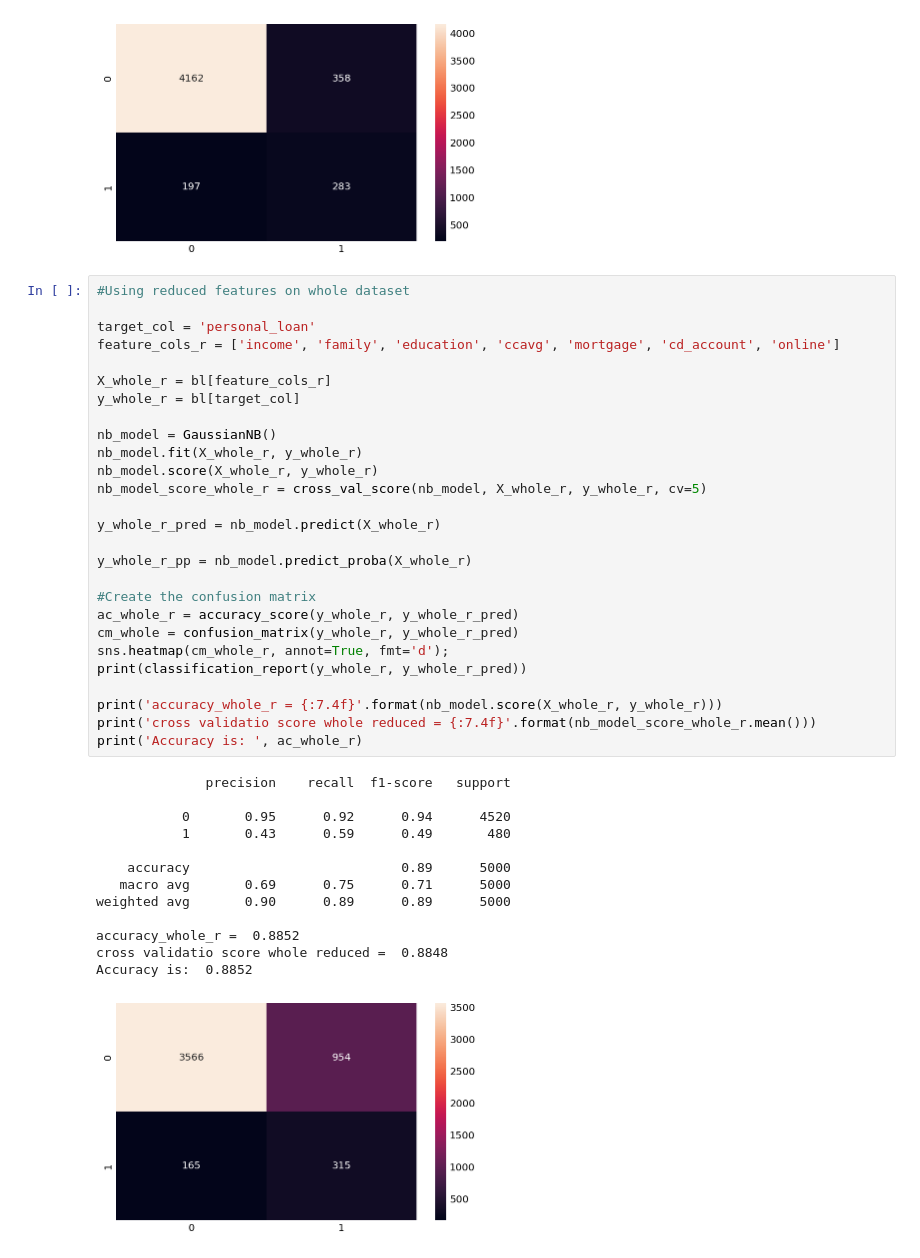
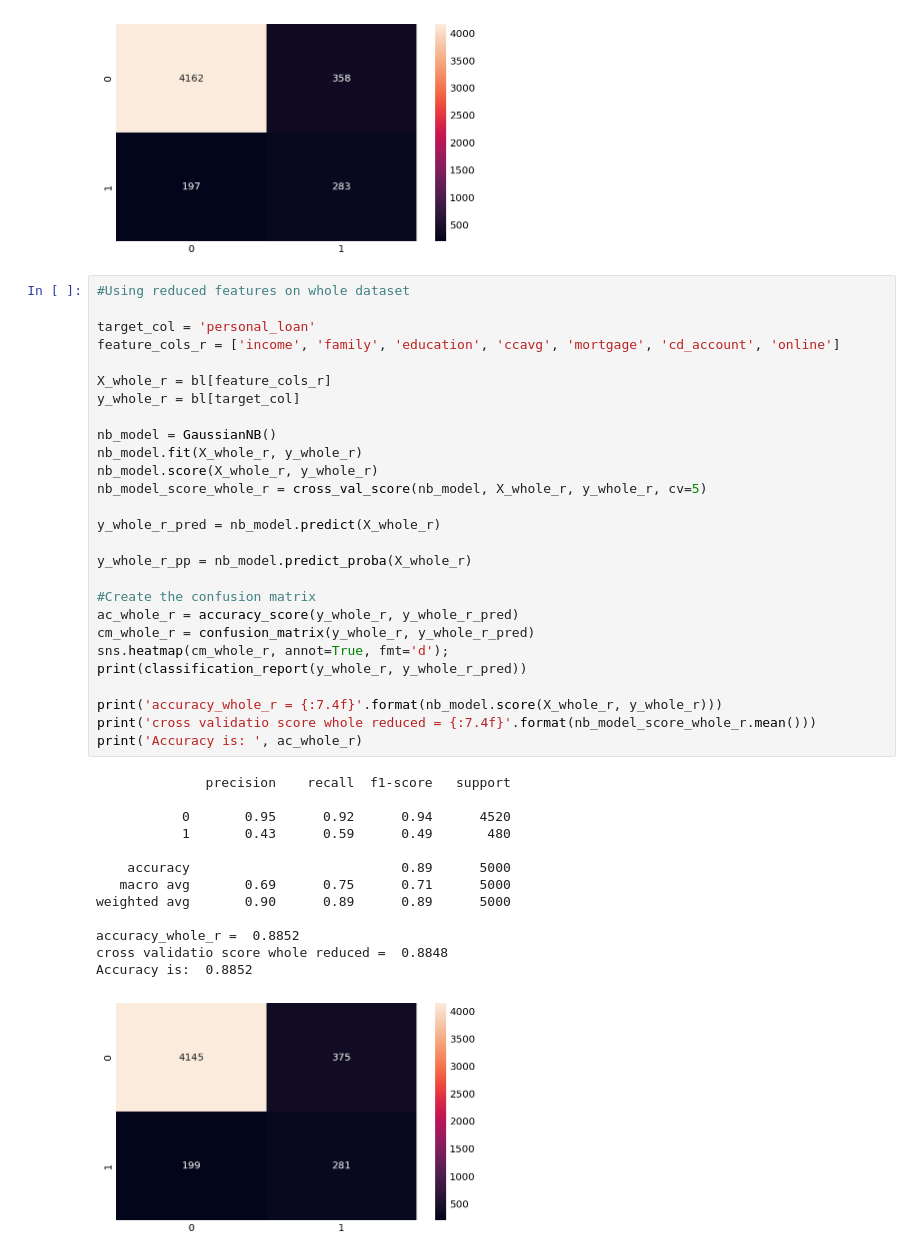
Before and after one commit to Jescolbourne/IOD, a Jupyter notebook: Module5/GE3.ipynb, the cells around one changed output. Saved outputs shown, nothing was run; the diff lists cells and outputs as text.

```diff
--- a/Module5/GE3.ipynb
+++ b/Module5/GE3.ipynb
@@ -820,32 +814,32 @@ y_whole_r = bl[target_col]
 nb_model = GaussianNB()
 nb_model.fit(X_whole_r, y_whole_r)
 nb_model.score(X_whole_r, y_whole_r)
 nb_model_score_whole_r = cross_val_score(nb_model, X_whole_r, y_whole_r, cv=5)
 
 y_whole_r_pred = nb_model.predict(X_whole_r)
 
 y_whole_r_pp = nb_model.predict_proba(X_whole_r)
 
 #Create the confusion matrix
 ac_whole_r = accuracy_score(y_whole_r, y_whole_r_pred)
-cm_whole = confusion_matrix(y_whole_r, y_whole_r_pred)
+cm_whole_r = confusion_matrix(y_whole_r, y_whole_r_pred)
 sns.heatmap(cm_whole_r, annot=True, fmt='d');
 print(classification_report(y_whole_r, y_whole_r_pred))
 
 print('accuracy_whole_r = {:7.4f}'.format(nb_model.score(X_whole_r, y_whole_r)))
 print('cross validatio score whole reduced = {:7.4f}'.format(nb_model_score_whole_r.mean()))
 print('Accuracy is: ', ac_whole_r)
 # %% [output]
               precision    recall  f1-score   support
 
            0       0.95      0.92      0.94      4520
            1       0.43      0.59      0.49       480
 
     accuracy                           0.89      5000
    macro avg       0.69      0.75      0.71      5000
 weighted avg       0.90      0.89      0.89      5000
 
 accuracy_whole_r =  0.8852
 cross validatio score whole reduced =  0.8848
 Accuracy is:  0.8852
-[figure, old version]
+[figure, new version]
```
Also changed, not shown: parts of 21 cells of this notebook, 3 other files.
